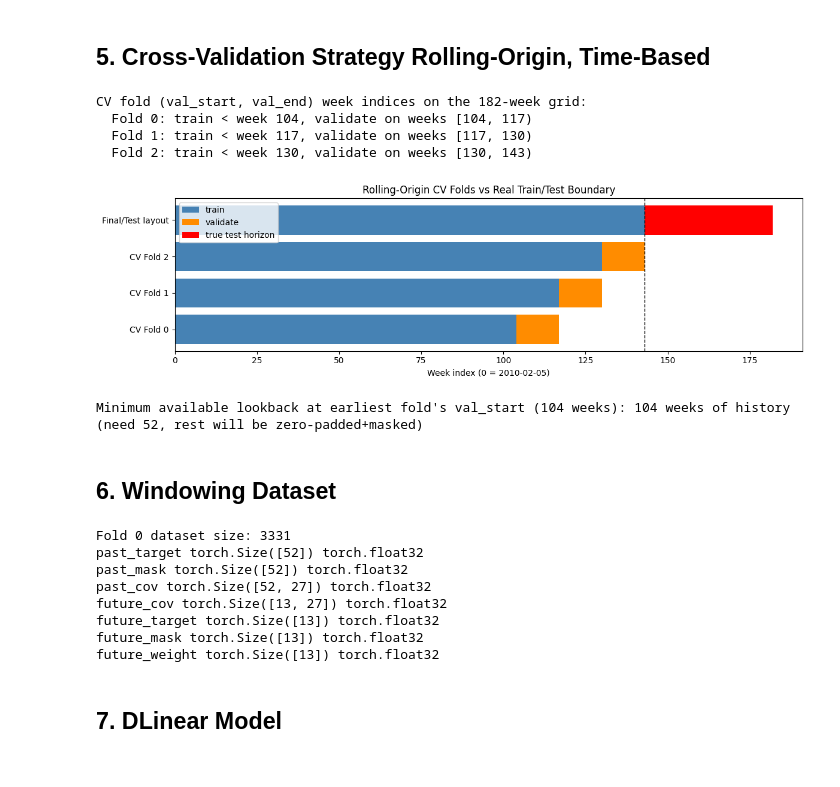
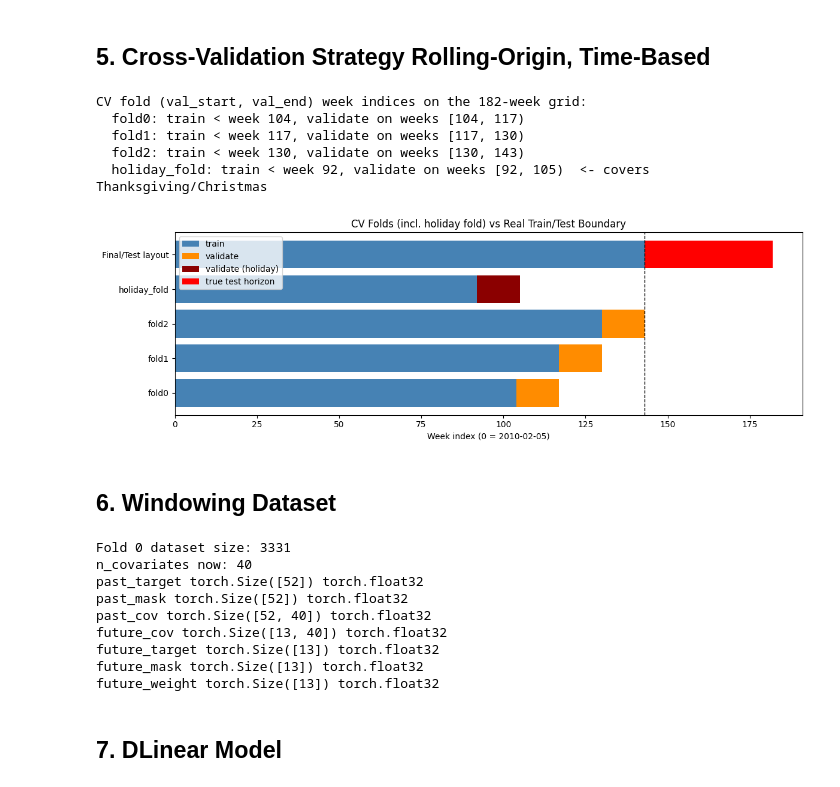
Before and after one commit to EleneJobava/walmart-sales-forecasting, a Jupyter notebook: model_experiment_DLinear.ipynb, the cells around one changed output. Cells and saved outputs as stored; diff of their text form; code cells hidden in the pictures.

```diff
--- a/model_experiment_DLinear.ipynb
+++ b/model_experiment_DLinear.ipynb
@@ -265,50 +265,62 @@ Nulls after covariate merge:
 # %%
 TRAIN_WEEKS = 143
 TEST_HORIZON = 39
 LOOKBACK = 52
 CV_FOLD_HORIZON = 13
 N_CV_FOLDS = 3
 
 fold_cutoffs = []
 for i in range(N_CV_FOLDS):
     val_end = TRAIN_WEEKS - (N_CV_FOLDS - 1 - i) * CV_FOLD_HORIZON
     val_start = val_end - CV_FOLD_HORIZON
-    fold_cutoffs.append((val_start, val_end))
+    fold_cutoffs.append({"name": f"fold{i}", "val_start": val_start, "val_end": val_end, "is_holiday": False})
+
+# NEW: explicit holiday-covering fold. Weeks 92-105 span Nov 2011 -> Feb 2012 -
+# Thanksgiving + Christmas + New Year, the exact period the real test set opens
+# with and the only weeks the 5x holiday weighting actually bites hard on.
+# Doesn't overlap the 3 folds above (those all sit inside Jan-Oct 2012).
+HOLIDAY_VAL_START = 92
+HOLIDAY_VAL_HORIZON = 13
+fold_cutoffs.append({
+    "name": "holiday_fold",
+    "val_start": HOLIDAY_VAL_START,
+    "val_end": HOLIDAY_VAL_START + HOLIDAY_VAL_HORIZON,
+    "is_holiday": True,
+})
 
 print("CV fold (val_start, val_end) week indices on the 182-week grid:")
-for i, (vs, ve) in enumerate(fold_cutoffs):
-    print(f"  Fold {i}: train < week {vs}, validate on weeks [{vs}, {ve})")
+for f in fold_cutoffs:
+    tag = "  <- covers Thanksgiving/Christmas" if f["is_holiday"] else ""
+    print(f"  {f['name']}: train < week {f['val_start']}, validate on weeks [{f['val_start']}, {f['val_end']}){tag}")
 
-fig, ax = plt.subplots(figsize=(12, 3.5))
-for i, (vs, ve) in enumerate(fold_cutoffs):
-    ax.barh(i, vs, left=0, color='steelblue', label='train' if i == 0 else None)
-    ax.barh(i, ve - vs, left=vs, color='darkorange', label='validate' if i == 0 else None)
+fig, ax = plt.subplots(figsize=(12, 4))
+for i, f in enumerate(fold_cutoffs):
+    color = 'darkred' if f["is_holiday"] else 'darkorange'
+    ax.barh(i, f["val_start"], left=0, color='steelblue', label='train' if i == 0 else None)
+    ax.barh(i, f["val_end"] - f["val_start"], left=f["val_start"], color=color,
+            label='validate (holiday)' if f["is_holiday"] else ('validate' if i == 0 else None))
 
-ax.barh(N_CV_FOLDS, TRAIN_WEEKS, left=0, color='steelblue')
-ax.barh(N_CV_FOLDS, TEST_HORIZON, left=TRAIN_WEEKS, color='red', label='true test horizon')
-
+ax.barh(len(fold_cutoffs), TRAIN_WEEKS, left=0, color='steelblue')
+ax.barh(len(fold_cutoffs), TEST_HORIZON, left=TRAIN_WEEKS, color='red', label='true test horizon')
 ax.axvline(TRAIN_WEEKS, color='black', linestyle='--', linewidth=1)
-ax.set_yticks(list(range(N_CV_FOLDS + 1)))
-ax.set_yticklabels([f"CV Fold {i}" for i in range(N_CV_FOLDS)] + ["Final/Test layout"])
+ax.set_yticks(list(range(len(fold_cutoffs) + 1)))
+ax.set_yticklabels([f["name"] for f in fold_cutoffs] + ["Final/Test layout"])
 ax.set_xlabel("Week index (0 = 2010-02-05)")
-ax.set_title("Rolling-Origin CV Folds vs Real Train/Test Boundary")
+ax.set_title("CV Folds (incl. holiday fold) vs Real Train/Test Boundary")
 ax.legend(loc='upper left')
 plt.tight_layout()
 plt.show()
-
-print(f"\nMinimum available lookback at earliest fold's val_start ({fold_cutoffs[0][0]} weeks): "
-      f"{fold_cutoffs[0][0]} weeks of history (need {LOOKBACK}, rest will be zero-padded+masked)")
 # %% [output]
 CV fold (val_start, val_end) week indices on the 182-week grid:
-  Fold 0: train < week 104, validate on weeks [104, 117)
-  Fold 1: train < week 117, validate on weeks [117, 130)
-  Fold 2: train < week 130, validate on weeks [130, 143)
+  fold0: train < week 104, validate on weeks [104, 117)
+  fold1: train < week 117, validate on weeks [117, 130)
+  fold2: train < week 130, validate on weeks [130, 143)
+  holiday_fold: train < week 92, validate on weeks [92, 105)  <- covers Thanksgiving/Christmas
-[figure, old version]
+[figure, new version]
-Minimum available lookback at earliest fold's val_start (104 weeks): 104 weeks of history (need 52, rest will be zero-padded+masked)
 # %% [markdown]
 ## 6. Windowing Dataset
 # %%
-KNOWN_COVARIATE_COLS = calendar_cols
+KNOWN_COVARIATE_COLS = calendar_cols + macro_cols   # was: calendar_cols only
 
 class WalmartWindowDataset(Dataset):
     def __init__(self, panel, active_pairs, cutoff_week, lookback, horizon, covariate_cols):
@@ -370,21 +382,24 @@ class WalmartWindowDataset(Dataset):
             'future_weight': torch.from_numpy(s['future_weight']),
         }
 
-fold0_val_start, fold0_val_end = fold_cutoffs[0]
+fold0_val_start = fold_cutoffs[0]["val_start"]
+fold0_val_end   = fold_cutoffs[0]["val_end"]
 train_ds_fold0 = WalmartWindowDataset(full_panel, active_pairs, fold0_val_start, LOOKBACK, CV_FOLD_HORIZON, KNOWN_COVARIATE_COLS)
 val_ds_fold0   = WalmartWindowDataset(full_panel, active_pairs, fold0_val_start, LOOKBACK, CV_FOLD_HORIZON, KNOWN_COVARIATE_COLS)
 
 print("Fold 0 dataset size:", len(train_ds_fold0))
+print("n_covariates now:", len(KNOWN_COVARIATE_COLS))
 
 sample = train_ds_fold0[0]
 for k, v in sample.items():
     print(k, v.shape, v.dtype)
 # %% [output]
 Fold 0 dataset size: 3331
+n_covariates now: 40
 past_target torch.Size([52]) torch.float32
 past_mask torch.Size([52]) torch.float32
-past_cov torch.Size([52, 27]) torch.float32
-future_cov torch.Size([13, 27]) torch.float32
+past_cov torch.Size([52, 40]) torch.float32
+future_cov torch.Size([13, 40]) torch.float32
 future_target torch.Size([13]) torch.float32
 future_mask torch.Size([13]) torch.float32
 future_weight torch.Size([13]) torch.float32
```
Also changed, not shown: parts of 21 cells of this notebook.
